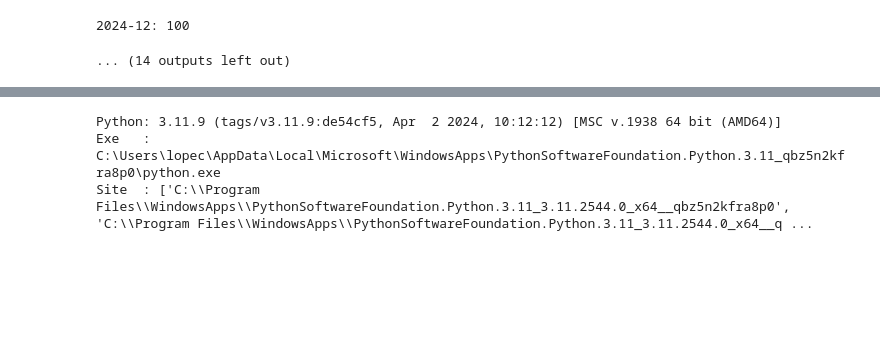
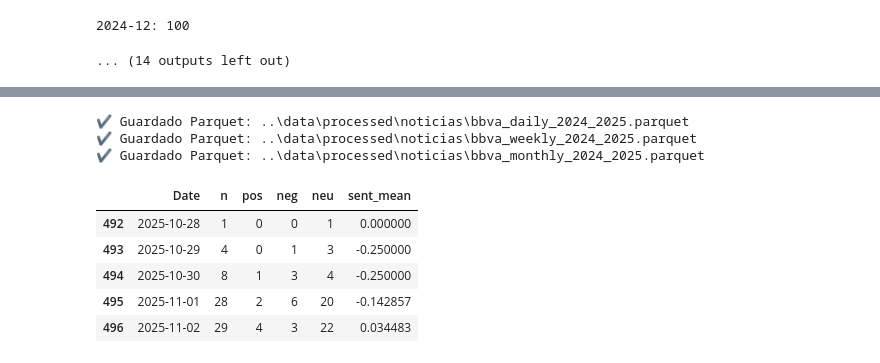
Before and after one commit to clauloro/Caso_2-BBVA_vs_SANTANDER, a Jupyter notebook: notebooks/prueba.ipynb, the cells around one changed output, grey strips where cells are left out. Cells and saved outputs as stored; diff of their text form; code cells hidden in the pictures; blank space fills up the shorter version.

```diff
--- a/notebooks/prueba.ipynb
+++ b/notebooks/prueba.ipynb
@@ -221,9 +233,56 @@ ModuleNotFoundError: No module named 'pysentimiento'
-# %%
-import sys, site
-print("Python:", sys.version)
-print("Exe   :", sys.executable)
-print("Site  :", site.getsitepackages())
-# %% [output]
-Python: 3.11.9 (tags/v3.11.9:de54cf5, Apr  2 2024, 10:12:12) [MSC v.1938 64 bit (AMD64)]
-Exe   : C:\Users\lopec\AppData\Local\Microsoft\WindowsApps\PythonSoftwareFoundation.Python.3.11_qbz5n2kfra8p0\python.exe
-Site  : ['C:\\Program Files\\WindowsApps\\PythonSoftwareFoundation.Python.3.11_3.11.2544.0_x64__qbz5n2kfra8p0', 'C:\\Program Files\\WindowsApps\\PythonSoftwareFoundation.Python.3.11_3.11.2544.0_x64__q ...
+# %%
+from pathlib import Path
+
+PROC_NEWS_DIR = Path("../data/processed/noticias"); PROC_NEWS_DIR.mkdir(parents=True, exist_ok=True)
+
+df = bbva_sent.copy()
+df["Date"] = df["dt"].dt.date
+
+map_num = {"POS": 1, "NEU": 0, "NEG": -1, None: 0}
+df["sent_num"] = df["sent_label"].map(map_num).fillna(0)
+
+# Diario
+daily = (df.groupby("Date")
+           .agg(n=("url","count"),
+                pos=("sent_label", lambda s: (s=="POS").sum()),
+                neg=("sent_label", lambda s: (s=="NEG").sum()),
+                neu=("sent_label", lambda s: (s=="NEU").sum()),
+                sent_mean=("sent_num","mean"))
+           .reset_index())
+
+# Semanal (inicio lunes)
+tmp = pd.to_datetime(df["Date"])
+weekly = (df.assign(week=tmp.dt.to_period("W-MON").dt.start_time)
+            .groupby("week")
+            .agg(n=("url","count"),
+                 pos=("sent_label", lambda s: (s=="POS").sum()),
+                 neg=("sent_label", lambda s: (s=="NEG").sum()),
+                 neu=("sent_label", lambda s: (s=="NEU").sum()),
+                 sent_mean=("sent_num","mean"))
+            .reset_index().rename(columns={"week":"Date"}))
+
+# Mensual (inicio de mes)
+monthly = (df.assign(month=pd.to_datetime(df["Date"]).values.astype("datetime64[M]"))
+             .groupby("month")
+             .agg(n=("url","count"),
+                  pos=("sent_label", lambda s: (s=="POS").sum()),
+                  neg=("sent_label", lambda s: (s=="NEG").sum()),
+                  neu=("sent_label", lambda s: (s=="NEU").sum()),
+                  sent_mean=("sent_num","mean"))
+             .reset_index().rename(columns={"month":"Date"}))
+
+_ = save_df(daily,   PROC_NEWS_DIR / "bbva_daily_2024_2025")
+_ = save_df(weekly,  PROC_NEWS_DIR / "bbva_weekly_2024_2025")
+_ = save_df(monthly, PROC_NEWS_DIR / "bbva_monthly_2024_2025")
+
+daily.tail(5)
+# %% [output]
+✔ Guardado Parquet: ..\data\processed\noticias\bbva_daily_2024_2025.parquet
+✔ Guardado Parquet: ..\data\processed\noticias\bbva_weekly_2024_2025.parquet
+✔ Guardado Parquet: ..\data\processed\noticias\bbva_monthly_2024_2025.parquet
+|  | Date | n | pos | neg | neu | sent_mean |
+| 492 | 2025-10-28 | 1 | 0 | 0 | 1 | 0.000000 |
+| 493 | 2025-10-29 | 4 | 0 | 1 | 3 | -0.250000 |
+| 494 | 2025-10-30 | 8 | 1 | 3 | 4 | -0.250000 |
+| 495 | 2025-11-01 | 28 | 2 | 6 | 20 | -0.142857 |
+| 496 | 2025-11-02 | 29 | 4 | 3 | 22 | 0.034483 |
```
Also changed, not shown: parts of 5 cells of this notebook, 7 other files.
